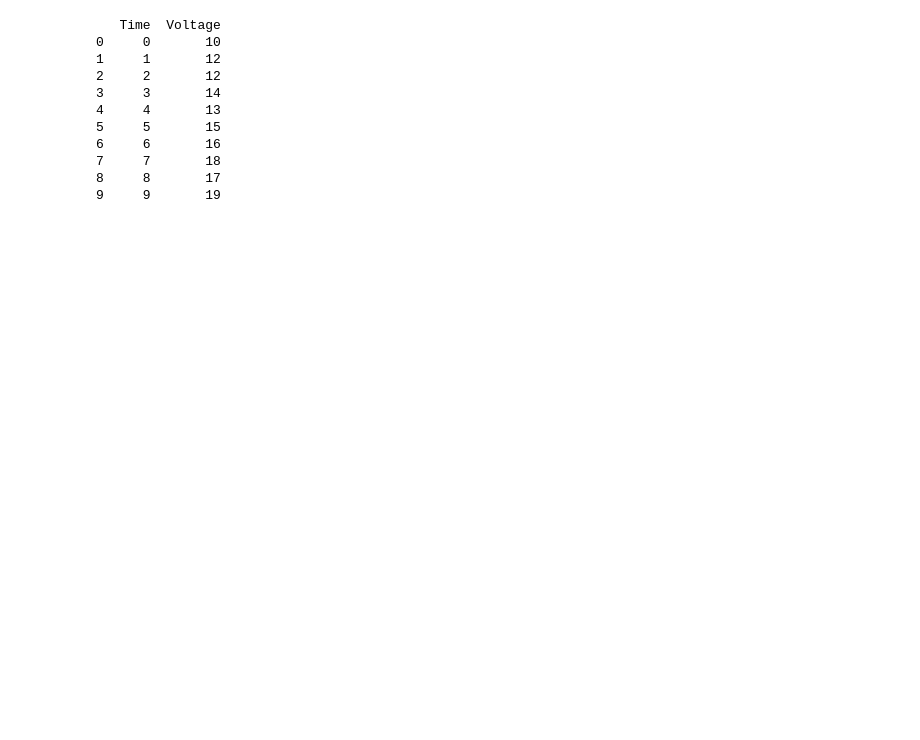
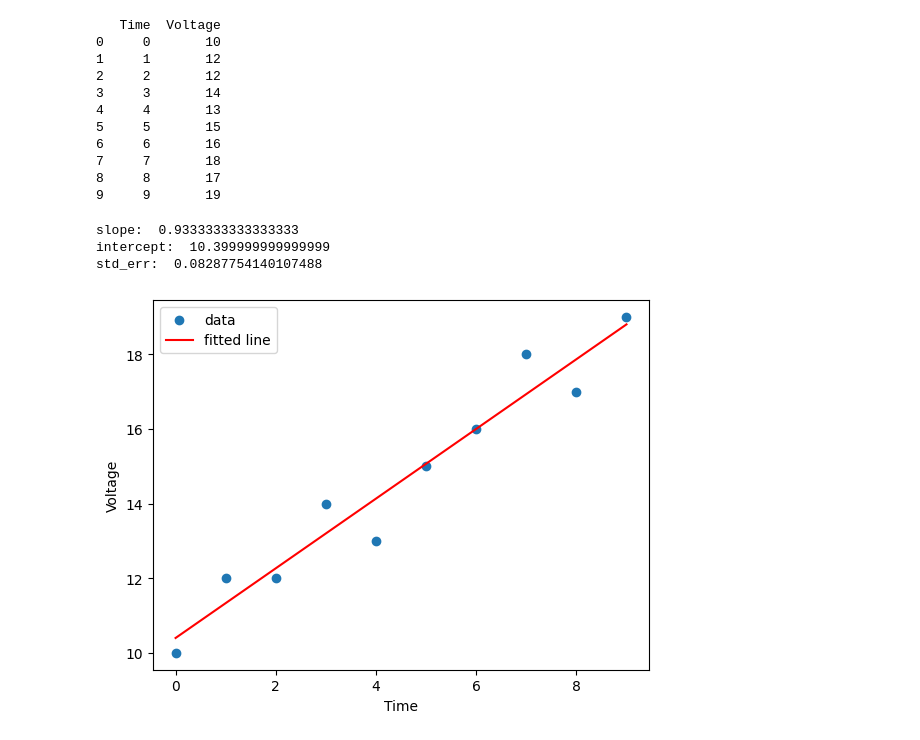
Before and after one commit to thammarat-ai/codeExampleAI, a Jupyter notebook: linear_regression1.ipynb, the cells around one changed output. Cells and saved outputs as stored; diff of their text form; code cells hidden in the pictures; blank space fills up the shorter version.

```diff
--- a/linear_regression1.ipynb
+++ b/linear_regression1.ipynb
@@ -27,0 +28,23 @@ slop
+# %%
+slope, intercept, r, p, std_err = stats.linregress(x, y)
+print("slope: ", slope)
+print("intercept: ", intercept)
+print("std_err: ", std_err)
+# %% [output]
+slope:  0.9333333333333333
+intercept:  10.399999999999999
+std_err:  0.08287754140107488
+# %%
+def myfunc(x):
+  return slope * x + intercept
+# %%
+mymodel = list(map(myfunc, x))
+# %%
+plt.scatter(x, y,label="data")
+plt.plot(x, mymodel, "r",label="fitted line")
+plt.xlabel("Time")
+plt.ylabel("Voltage")
+plt.legend()
+plt.show()
+# %% [output]
+[figure, added]
```
Also changed, not shown: parts of 56 cells of this notebook.
